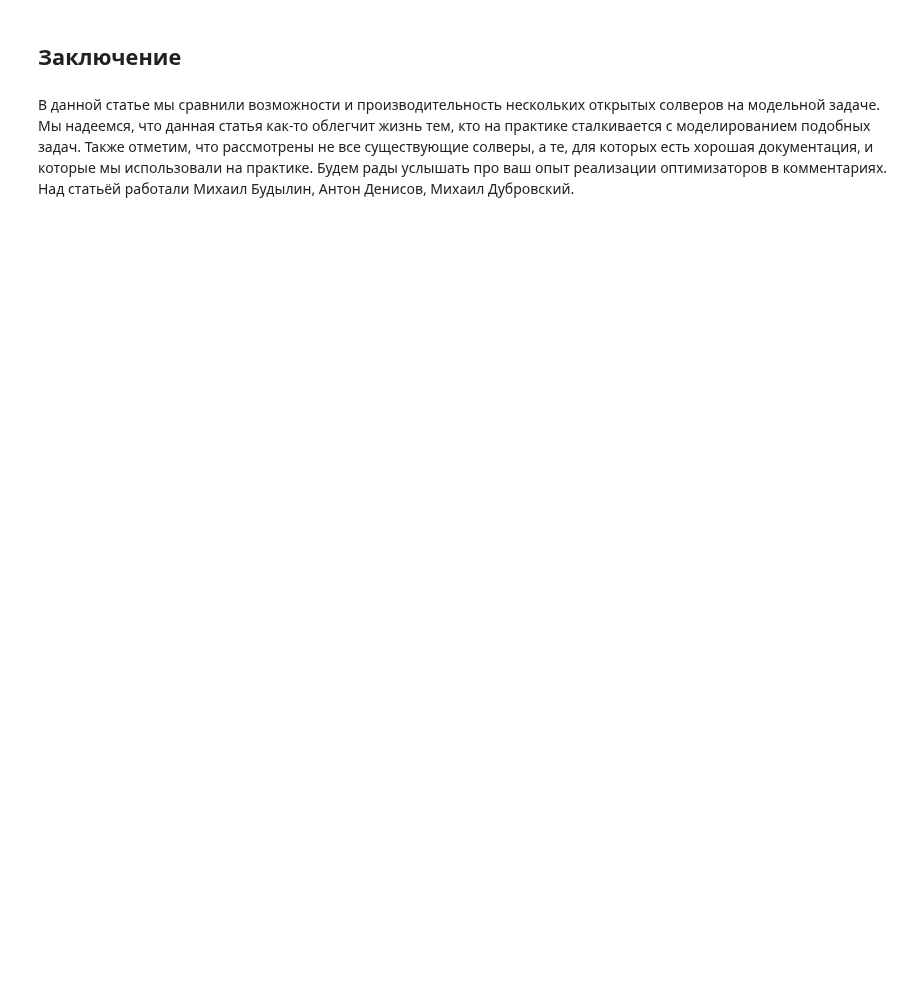
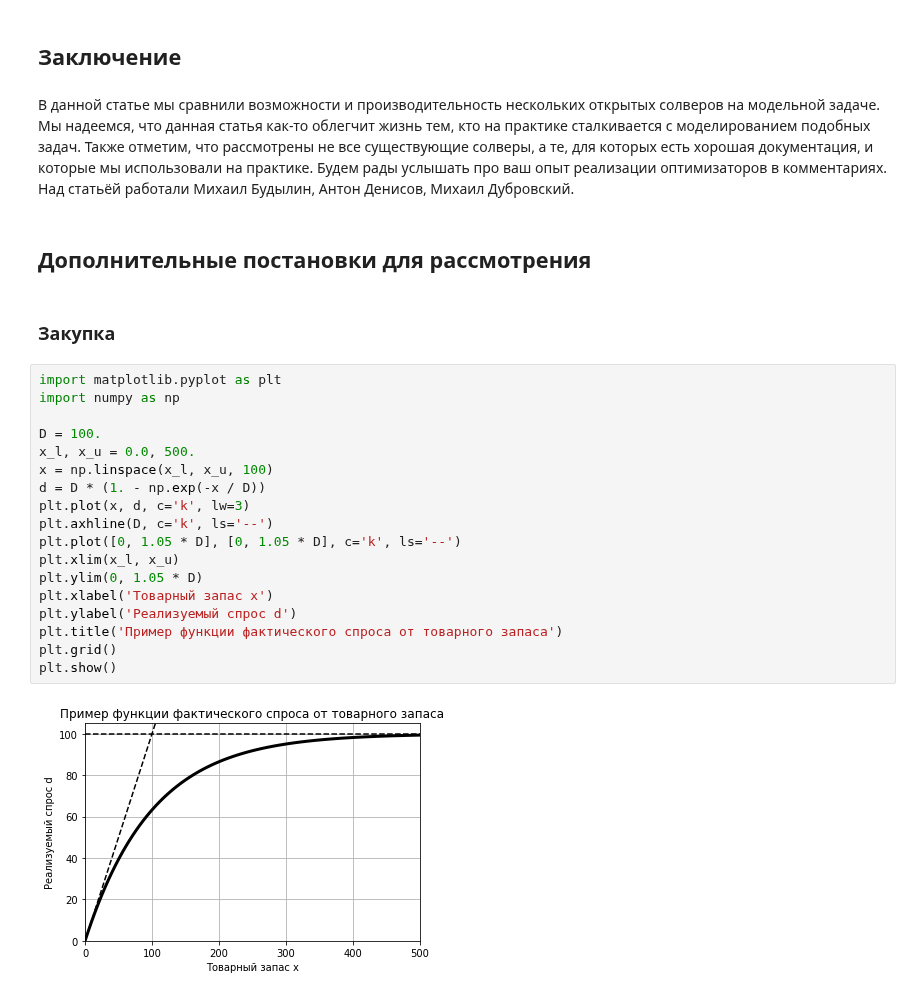
Before and after one commit to mbudylin/OptimizersArticle, a Jupyter notebook: optimizers_text.ipynb, the cells around one changed output. Cells and saved outputs as stored; diff of their text form; blank space fills up the shorter version.

```diff
--- a/optimizers_text.ipynb
+++ b/optimizers_text.ipynb
@@ -546,3 +546,27 @@ Trust-constr уже на старте всем уступает.
 Также отметим, что рассмотрены не все существующие солверы, а те, для которых есть хорошая документация, и которые мы использовали на практике.
 Будем рады услышать про ваш опыт реализации оптимизаторов в комментариях.
 Над статьёй работали Михаил Будылин, Антон Денисов, Михаил Дубровский.
+# %% [markdown]
+## Дополнительные постановки для рассмотрения
+# %% [markdown]
+### Закупка
+# %%
+import matplotlib.pyplot as plt
+import numpy as np
+
+D = 100.
+x_l, x_u = 0.0, 500.
+x = np.linspace(x_l, x_u, 100)
+d = D * (1. - np.exp(-x / D))
+plt.plot(x, d, c='k', lw=3)
+plt.axhline(D, c='k', ls='--')
+plt.plot([0, 1.05 * D], [0, 1.05 * D], c='k', ls='--')
+plt.xlim(x_l, x_u)
+plt.ylim(0, 1.05 * D)
+plt.xlabel('Товарный запас x')
+plt.ylabel('Реализуемый спрос d')
+plt.title('Пример функции фактического спроса от товарного запаса')
+plt.grid()
+plt.show()
+# %% [output]
+[figure, added]
```
Also changed, not shown: parts of 3 cells of this notebook.
